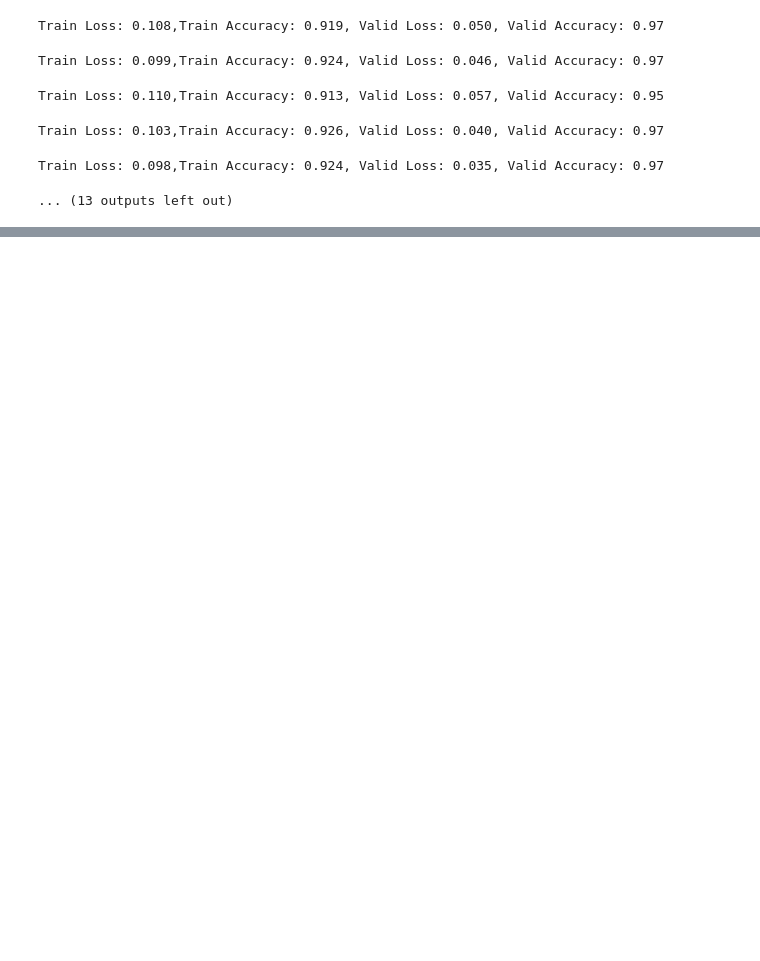
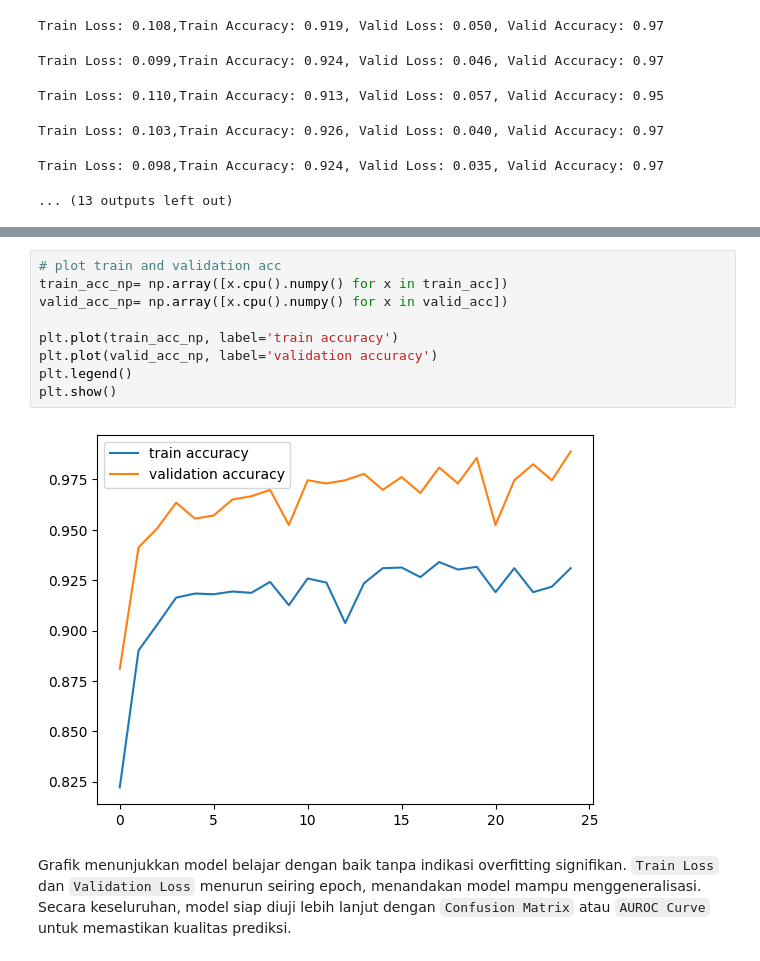
Before and after one commit to covryzne/tbc-detection-skripsi, a Jupyter notebook: tbc_detection_skripsi_netebook.ipynb, the cells around one changed output, grey strips where cells are left out. Drawn from its saved outputs; the diff is of its cells as text; blank space fills up the shorter version.

```diff
--- a/tbc_detection_skripsi_netebook.ipynb
+++ b/tbc_detection_skripsi_netebook.ipynb
@@ -742,0 +753,13 @@ Train Loss: 0.098,Train Accuracy: 0.924, Valid Loss: 0.035, Valid Accuracy: 0.97
+# %%
+# plot train and validation acc
+train_acc_np= np.array([x.cpu().numpy() for x in train_acc])
+valid_acc_np= np.array([x.cpu().numpy() for x in valid_acc])
+
+plt.plot(train_acc_np, label='train accuracy')
+plt.plot(valid_acc_np, label='validation accuracy')
+plt.legend()
+plt.show()
+# %% [output]
+[figure, added]
+# %% [markdown]
+Grafik menunjukkan model belajar dengan baik tanpa indikasi overfitting signifikan. `Train Loss` dan `Validation Loss` menurun seiring epoch, menandakan model mampu menggeneralisasi. Secara keseluruhan, model siap diuji lebih lanjut dengan `Confusion Matrix` atau `AUROC Curve` untuk memastikan kualitas prediksi.
```
Also changed, not shown: parts of 2 cells of this notebook.
